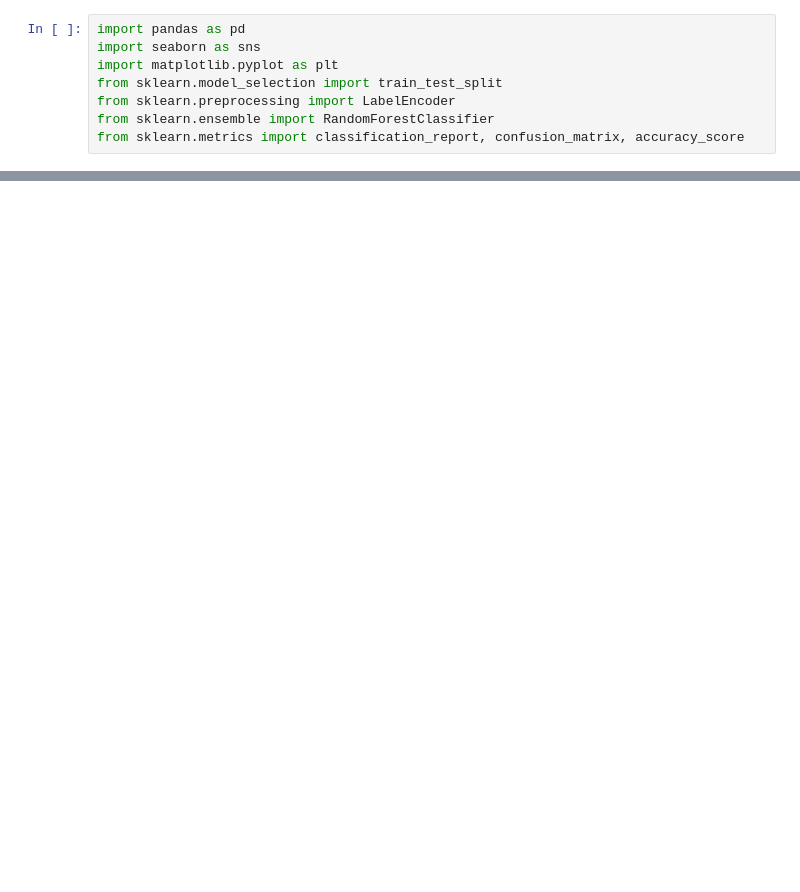
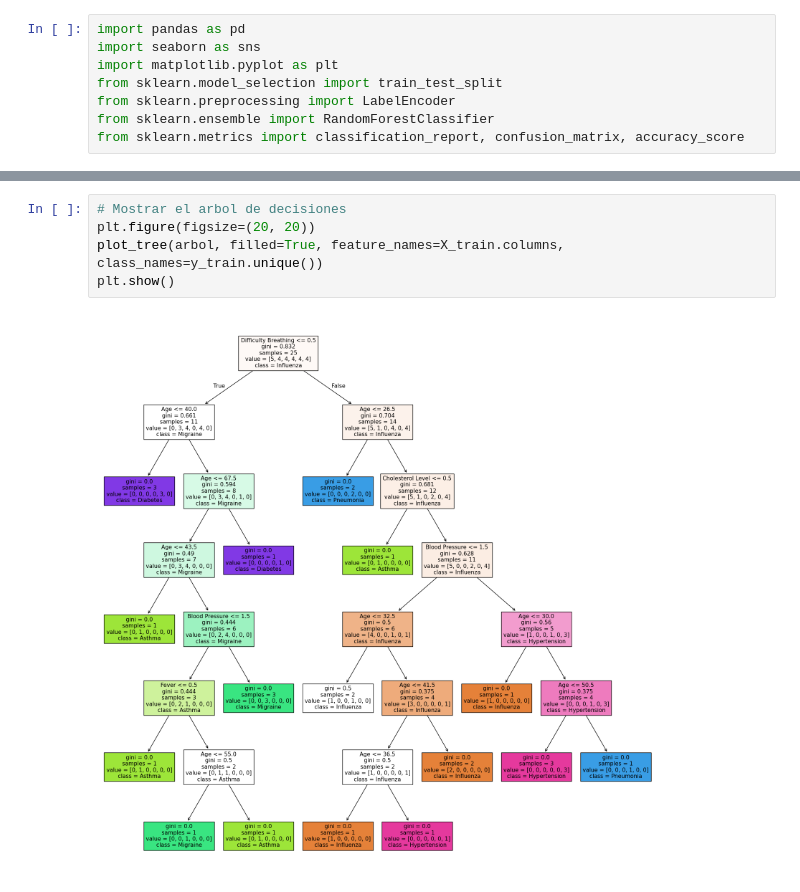
Before and after one commit to caroSeminario23/pulsera_inteligente, a Jupyter notebook: IA/modelo2.ipynb, the cells around one changed output, grey strips where cells are left out. Cells and saved outputs as stored; diff of their text form; blank space fills up the shorter version.

```diff
--- a/IA/modelo2.ipynb
+++ b/IA/modelo2.ipynb
@@ -30,0 +232,7 @@ data2
+# %%
+# Mostrar el arbol de decisiones
+plt.figure(figsize=(20, 20))
+plot_tree(arbol, filled=True, feature_names=X_train.columns, class_names=y_train.unique())
+plt.show()
+# %% [output]
+[figure, added]
```
Also changed, not shown: parts of 25 cells of this notebook, 6 other files.
